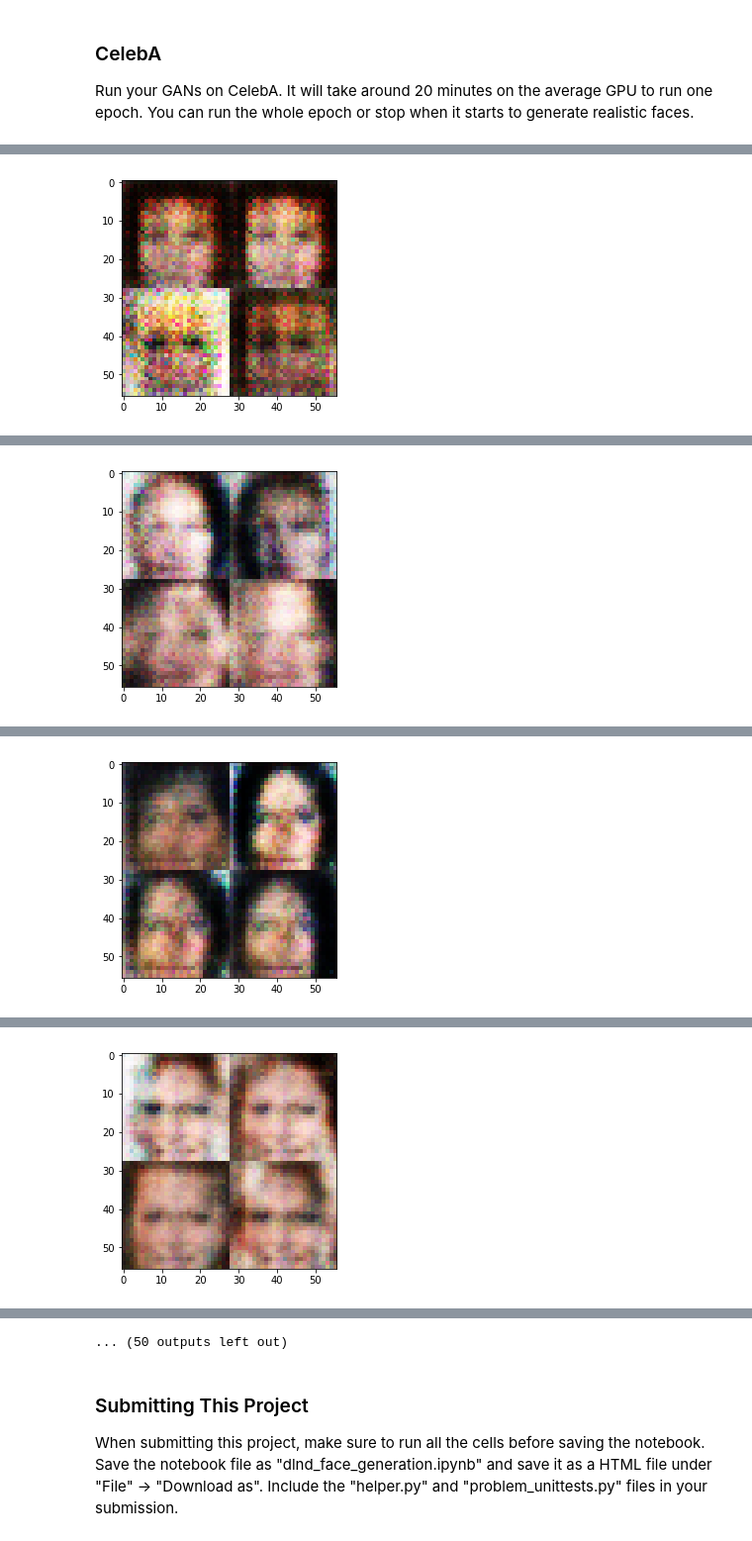
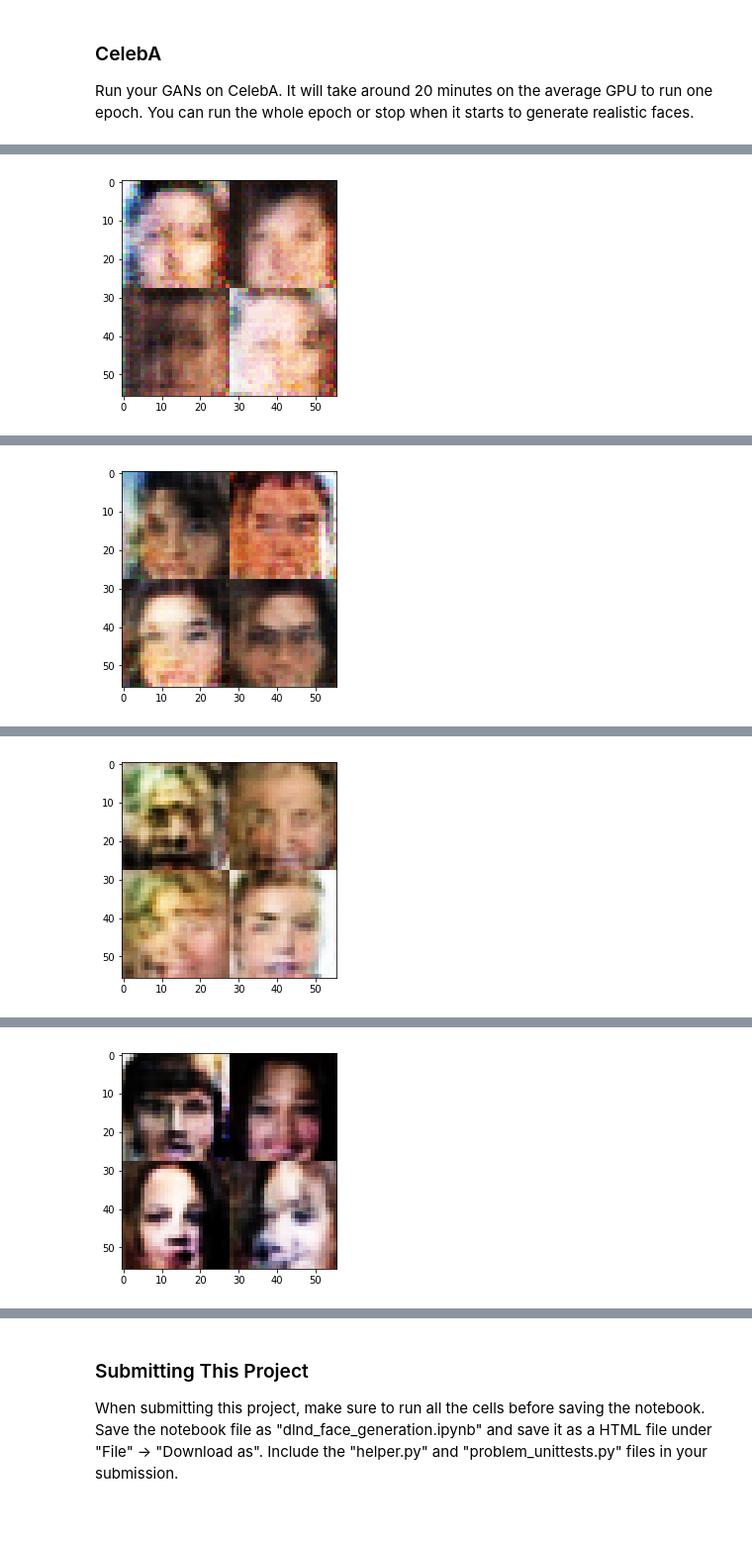
Before and after one commit to aadithya93/my_deepleanring_nd, a Jupyter notebook: face_generation/dlnd_face_generation.ipynb, the cells around one changed output, grey strips where cells are left out. Shown: that part at 99% size. Drawn from its saved outputs; the diff is of its cells as text; code cells hidden in the pictures.

```diff
--- a/face_generation/dlnd_face_generation.ipynb
+++ b/face_generation/dlnd_face_generation.ipynb
@@ -151,23 +150,23 @@ def discriminator(images, reuse=False, alpha=0.2):
     """
     # TODO: Implement Function
     with tf.variable_scope('discriminator', reuse=reuse):
-        x = tf.layers.conv2d(images, 64, 5, strides=2, padding='SAME')
+        x = tf.layers.conv2d(images, 64, 4, strides=2, padding='SAME')
         x_out = tf.maximum(alpha*x, x)
         #14*14*64
 
-        x1 = tf.layers.conv2d(x_out, 128, 5, strides=2, padding='SAME')
+        x1 = tf.layers.conv2d(x_out, 128, 4, strides=2, padding='SAME')
         x1_norm = tf.layers.batch_normalization(x1, training=True)
         x1_out = tf.maximum(alpha*x1_norm, x1_norm)
-        x1_drop = tf.layers.dropout(x1_out, rate=0.5)
+        x1_drop = tf.layers.dropout(x1_out, rate=0.4)
         #7*7*128
 
-        x2 = tf.layers.conv2d(x1_drop, 256, 5, strides=2, padding='SAME')
+        x2 = tf.layers.conv2d(x1_drop, 256, 4, strides=2, padding='VALID')
         x2_norm = tf.layers.batch_normalization(x2, training=True)
         x2_out = tf.maximum(alpha*x2_norm, x2_norm)
-        x2_drop = tf.layers.dropout(x2_out, rate=0.5)
-        #4*4*256
+        x2_drop = tf.layers.dropout(x2_out, rate=0.4)
+        #2*2*256
 
-        flatten = tf.reshape(x2_drop, (-1, 4*4*256))
+        flatten = tf.reshape(x2_drop, (-1, 2*2*256))
         logits = tf.layers.dense(flatten, 1)
         out = tf.sigmoid(logits)
     return out, logits
@@ -198,22 +197,28 @@ def generator(z, out_channel_dim, is_train=True, alpha=0.2):
         x = tf.layers.dense(z, 2*2*512)
         x = tf.reshape(x, (-1, 2, 2, 512))
         x_norm = tf.layers.batch_normalization(x, training=is_train)
-        x_out = tf.maximum(alpha*x_norm, x_norm)
+        x_out = tf.nn.relu(x_norm)
         #2*2*512
 
         x1 = tf.layers.conv2d_transpose(x_out, 256, 5, strides=2, padding='VALID')
         x1_norm = tf.layers.batch_normalization(x1, training=is_train)
-        x1_out = tf.maximum(alpha*x1_norm, x1_norm)
-        x1_drop = tf.layers.dropout(x1_out, rate=0.25)
+        x1_out = tf.nn.relu(x1_norm)
+#         x1_drop = tf.layers.dropout(x1_out, rate=0.2)
         #7*7*256
 
-        x2 = tf.layers.conv2d_transpose(x1_drop, 128, 5, strides=2, padding='SAME')
+        x2 = tf.layers.conv2d_transpose(x1_out, 128, 5, strides=2, padding='SAME')
         x2_norm = tf.layers.batch_normalization(x2, training=is_train)
-        x2_out = tf.maximum(alpha*x2_norm, x2_norm)
-        x2_drop = tf.layers.dropout(x2_out, rate=0.25)
+        x2_out = tf.nn.relu(x2_norm)
+#         x2_drop = tf.layers.dropout(x2_out, rate=0.2)
         #14*14*128
 
-        logits = tf.layers.conv2d_transpose(x2_drop, out_channel_dim, 5, strides=2, padding='SAME')
+        x3 = tf.layers.conv2d_transpose(x2_out, 64, 5, strides=2, padding='SAME')
+        x3_norm = tf.layers.batch_normalization(x3, training=is_train)
+        x3_out = tf.nn.relu(x3_norm)
+#         x3_drop = tf.layers.dropout(x3_out, rate=0.2)
+        #28*28*64
+
+        logits = tf.layers.conv2d_transpose(x3_out, out_channel_dim, 5, strides=1, padding='SAME')
         out = tf.tanh(logits)
         #28*28*out_channel_dim
 
@@ -346,7 +351,7 @@ def train(epoch_count, batch_size, z_dim, learning_rate, beta1, get_batches, dat
     :param data_image_mode: The image mode to use for images ("RGB" or "L")
     """
     # TODO: Build Model
-    alpha=0.2
+    alpha=0.15
     out_channel_dim = 1 if data_image_mode == "L" else 3
     input_real, input_z, lr = model_inputs(data_shape[1], data_shape[2], data_shape[3], z_dim)
     d_loss, g_loss = model_loss(input_real, input_z, out_channel_dim, alpha)
@@ -364,11 +369,8 @@ def train(epoch_count, batch_size, z_dim, learning_rate, beta1, get_batches, dat
 
                 _ = sess.run(d_opt, feed_dict={input_real: batch_images, input_z:batch_z, lr:learning_rate})
                 _ = sess.run(g_opt, feed_dict={input_real: batch_images, input_z:batch_z, lr:learning_rate})
-                _ = sess.run(d_opt, feed_dict={input_real: batch_images, input_z:batch_z, lr:learning_rate})
-                _ = sess.run(g_opt, feed_dict={input_real: batch_images, input_z:batch_z, lr:learning_rate})
-                _ = sess.run(g_opt, feed_dict={input_real: batch_images, input_z:batch_z, lr:learning_rate})
 
-                if steps % 100 == 0:
+                if steps % 1000 == 0:
                     d_train_loss = d_loss.eval({input_real:batch_images, input_z:batch_z})
                     g_train_loss = g_loss.eval({input_z:batch_z})
 
@@ -414,7 +416,7 @@ Epoch 2/5 Discriminator loss: 1.3302 Generator loss: 1.1152
 ### CelebA
 Run your GANs on CelebA.  It will take around 20 minutes on the average GPU to run one epoch.  You can run the whole epoch or stop when it starts to generate realistic faces.
 # %%
-batch_size = 128
+batch_size = 64
 z_dim = 100
 learning_rate = 0.0002
 beta1 = 0.5
@@ -423,7 +425,7 @@ beta1 = 0.5
 """
 DON'T MODIFY ANYTHING IN THIS CELL THAT IS BELOW THIS LINE
 """
-epochs = 2
+epochs = 10
 
 celeba_dataset = helper.Dataset('celeba', glob(os.path.join(data_dir, 'img_align_celeba/*.jpg')))
 with tf.Graph().as_default():
@@ -434 +436 @@ Epoch 1/2 Discriminator loss: 1.7131 Generator loss: 0.4961
-[figure, old version]
+[figure, new version]
@@ -436 +438 @@ Epoch 1/2 Discriminator loss: 1.7215 Generator loss: 0.7224
-[figure, old version]
+[figure, new version]
@@ -438 +440 @@ Epoch 1/2 Discriminator loss: 1.4791 Generator loss: 0.7195
-[figure, old version]
+[figure, new version]
@@ -440 +442 @@ Epoch 1/2 Discriminator loss: 1.3530 Generator loss: 0.9307
-[figure, old version]
+[figure, new version]
@@ -445,4 +447,3 @@ Epoch 1/2 Discriminator loss: 1.4015 Generator loss: 0.7989
-... (50 outputs left out)
 # %% [markdown]
 ### Submitting This Project
 When submitting this project, make sure to run all the cells before saving the notebook. Save the notebook file as "dlnd_face_generation.ipynb" and save it as a HTML file under "File" -> "Download as". Include the "helper.py" and "problem_unittests.py" files in your submission.
```
Also changed, not shown: parts of 5 cells of this notebook.
